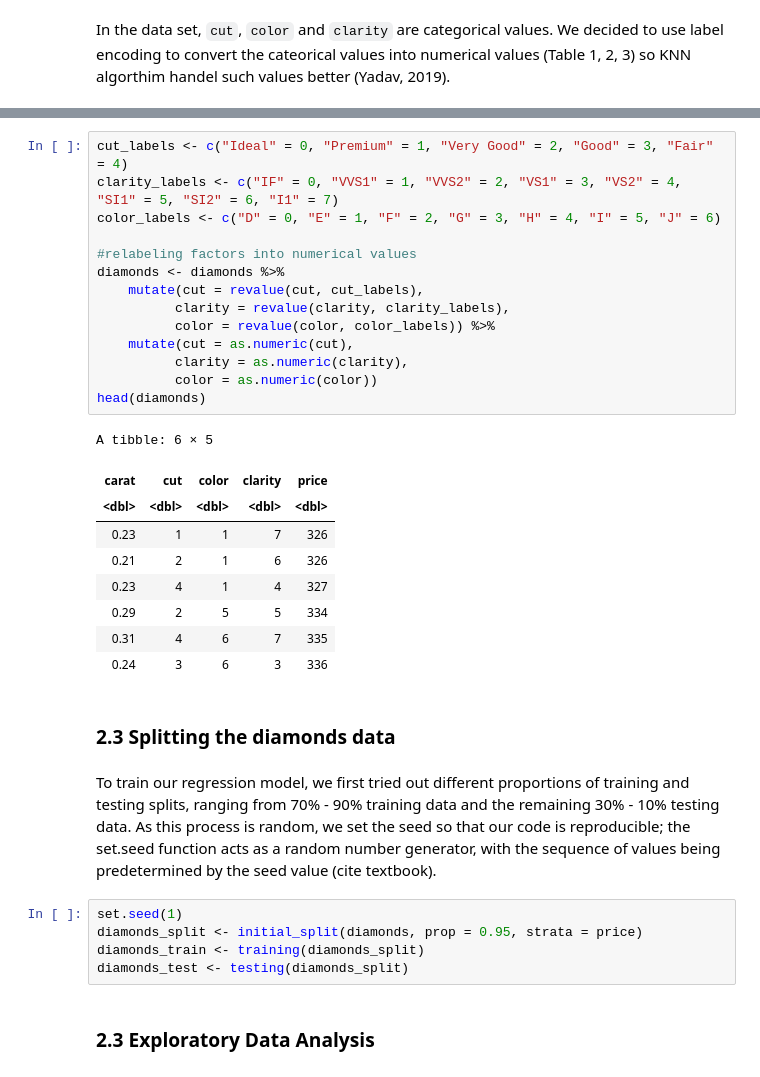
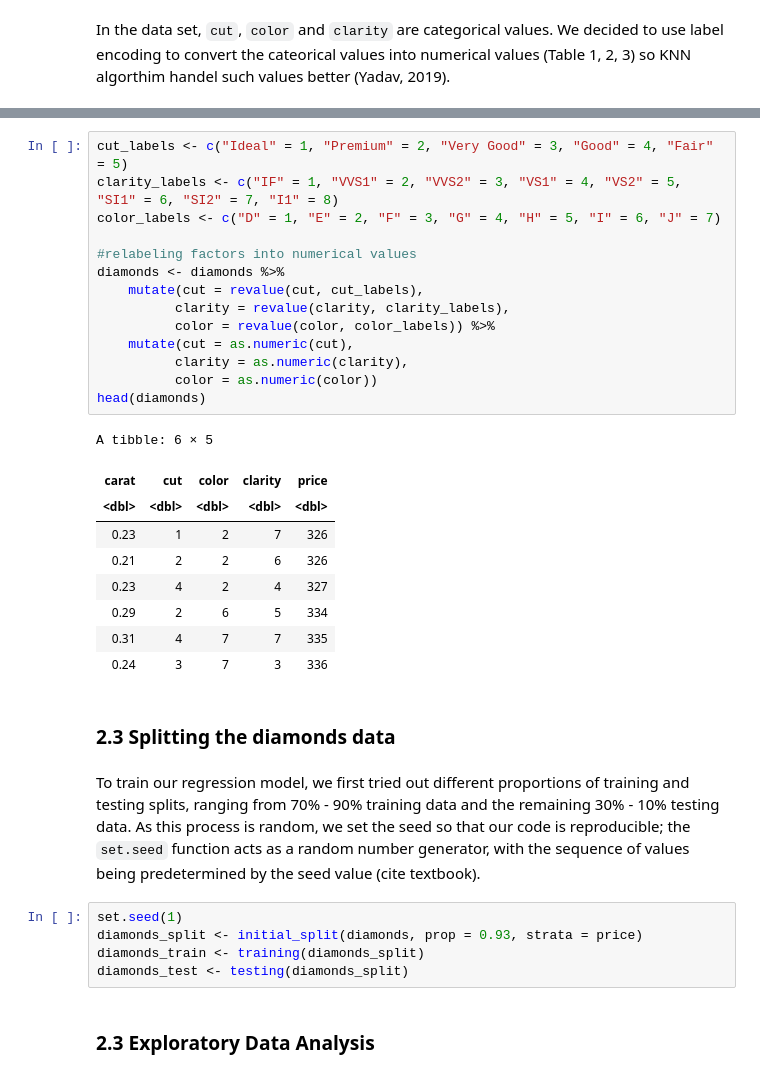
Before and after one commit to cpan0/dsci100-project, a Jupyter notebook: report.ipynb, the cells around one changed output, grey strips where cells are left out. Cells and saved outputs as stored; diff of their text form.

````diff
--- a/report.ipynb
+++ b/report.ipynb
@@ -122,34 +126,34 @@ Table 3: Colour label assignments
 # %%
-cut_labels <- c("Ideal" = 0, "Premium" = 1, "Very Good" = 2, "Good" = 3, "Fair" = 4)
-clarity_labels <- c("IF" = 0, "VVS1" = 1, "VVS2" = 2, "VS1" = 3, "VS2" = 4, "SI1" = 5, "SI2" = 6, "I1" = 7)
-color_labels <- c("D" = 0, "E" = 1, "F" = 2, "G" = 3, "H" = 4, "I" = 5, "J" = 6)
+cut_labels <- c("Ideal" = 1, "Premium" = 2, "Very Good" = 3, "Good" = 4, "Fair" = 5)
+clarity_labels <- c("IF" = 1, "VVS1" = 2, "VVS2" = 3, "VS1" = 4, "VS2" = 5, "SI1" = 6, "SI2" = 7, "I1" = 8)
+color_labels <- c("D" = 1, "E" = 2, "F" = 3, "G" = 4, "H" = 5, "I" = 6, "J" = 7)
 
 #relabeling factors into numerical values
 diamonds <- diamonds %>%
     mutate(cut = revalue(cut, cut_labels),
           clarity = revalue(clarity, clarity_labels),
           color = revalue(color, color_labels)) %>%
     mutate(cut = as.numeric(cut),
           clarity = as.numeric(clarity),
           color = as.numeric(color))
 head(diamonds)
 # %% [output]
 A tibble: 6 × 5
 | carat | cut | color | clarity | price |
 | <dbl> | <dbl> | <dbl> | <dbl> | <dbl> |
-| 0.23 | 1 | 1 | 7 | 326 |
-| 0.21 | 2 | 1 | 6 | 326 |
-| 0.23 | 4 | 1 | 4 | 327 |
-| 0.29 | 2 | 5 | 5 | 334 |
-| 0.31 | 4 | 6 | 7 | 335 |
-| 0.24 | 3 | 6 | 3 | 336 |
+| 0.23 | 1 | 2 | 7 | 326 |
+| 0.21 | 2 | 2 | 6 | 326 |
+| 0.23 | 4 | 2 | 4 | 327 |
+| 0.29 | 2 | 6 | 5 | 334 |
+| 0.31 | 4 | 7 | 7 | 335 |
+| 0.24 | 3 | 7 | 3 | 336 |
 # %% [markdown]
 ### 2.3 Splitting the diamonds data
 # %% [markdown]
-To train our regression model, we first tried out different proportions of training and testing splits, ranging from 70% - 90% training data and the remaining 30% - 10% testing data. As this process is random, we set the seed so that our code is reproducible; the set.seed function acts as a random number generator, with the sequence of values being predetermined by the seed value (cite textbook).
+To train our regression model, we first tried out different proportions of training and testing splits, ranging from 70% - 90% training data and the remaining 30% - 10% testing data. As this process is random, we set the seed so that our code is reproducible; the ```set.seed``` function acts as a random number generator, with the sequence of values being predetermined by the seed value (cite textbook).
 # %%
 set.seed(1)
-diamonds_split <- initial_split(diamonds, prop = 0.95, strata = price)
+diamonds_split <- initial_split(diamonds, prop = 0.93, strata = price)
 diamonds_train <- training(diamonds_split)
 diamonds_test <- testing(diamonds_split)
 # %% [markdown]
````
Also changed, not shown: parts of 26 cells of this notebook.
